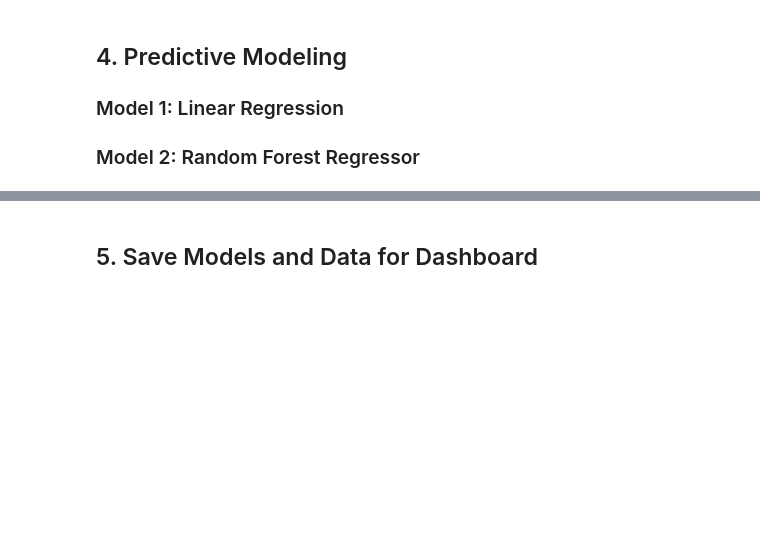
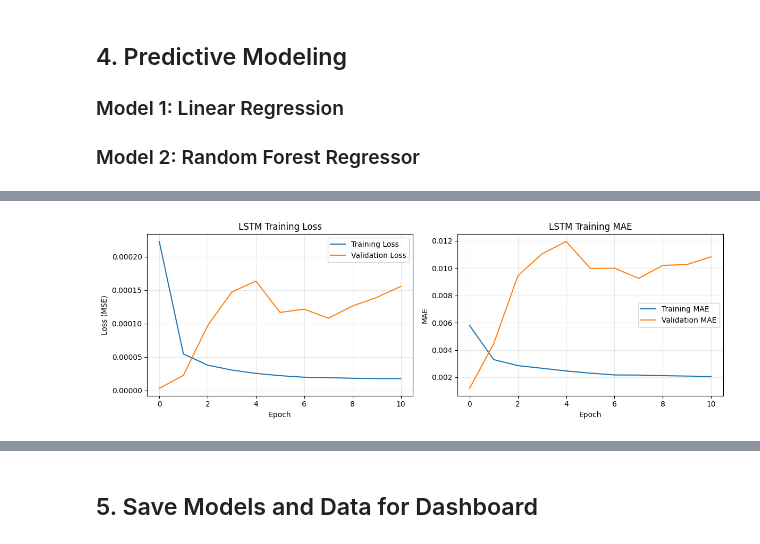
Before and after one commit to qurore/stock-analysis-a1, a Jupyter notebook: notebooks/part2_analysis_modeling.ipynb, the cells around one changed output, grey strips where cells are left out. Cells and saved outputs as stored; diff of their text form; code cells hidden in the pictures; blank space fills up the shorter version.

```diff
--- a/notebooks/part2_analysis_modeling.ipynb
+++ b/notebooks/part2_analysis_modeling.ipynb
@@ -412,3 +598,32 @@ for feat, imp in sorted(zip(feature_columns, rf_model.feature_importances_), key
+# %%
+# Plot LSTM training history
+fig, axes = plt.subplots(1, 2, figsize=(12, 4))
+
+# Loss
+ax1 = axes[0]
+ax1.plot(history.history['loss'], label='Training Loss')
+ax1.plot(history.history['val_loss'], label='Validation Loss')
+ax1.set_xlabel('Epoch')
+ax1.set_ylabel('Loss (MSE)')
+ax1.set_title('LSTM Training Loss')
+ax1.legend()
+ax1.grid(True, alpha=0.3)
+
+# MAE
+ax2 = axes[1]
+ax2.plot(history.history['mae'], label='Training MAE')
+ax2.plot(history.history['val_mae'], label='Validation MAE')
+ax2.set_xlabel('Epoch')
+ax2.set_ylabel('MAE')
+ax2.set_title('LSTM Training MAE')
+ax2.legend()
+ax2.grid(True, alpha=0.3)
+
+plt.tight_layout()
+plt.savefig(DATA_DIR / 'lstm_training_history.png', dpi=150, bbox_inches='tight')
+plt.show()
+# %% [output]
+[figure, added]
 # %%
 # Model Comparison Summary
 print("\n" + "="*70)
```
Also changed, not shown: parts of 19 cells of this notebook, 6 other files.
